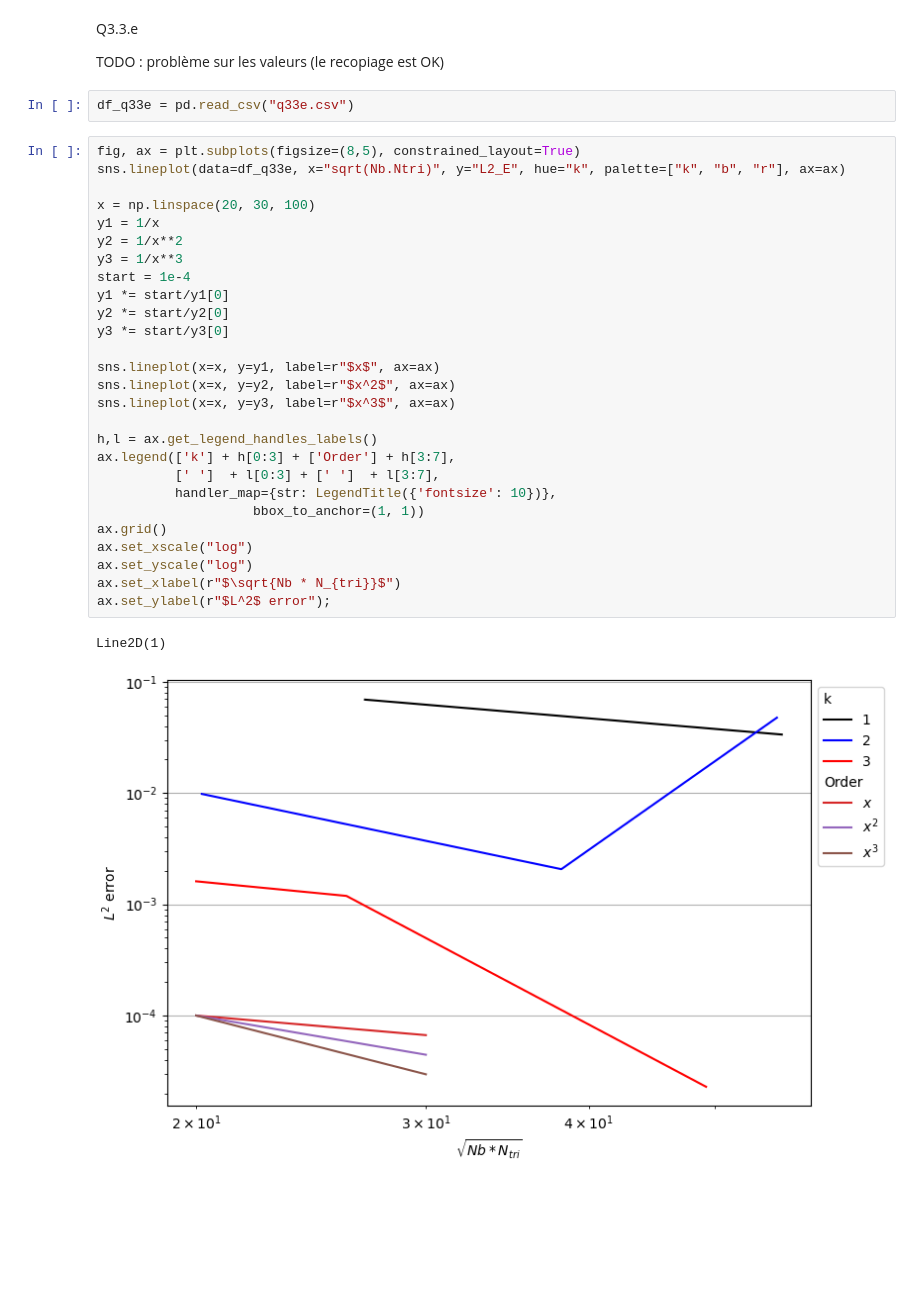
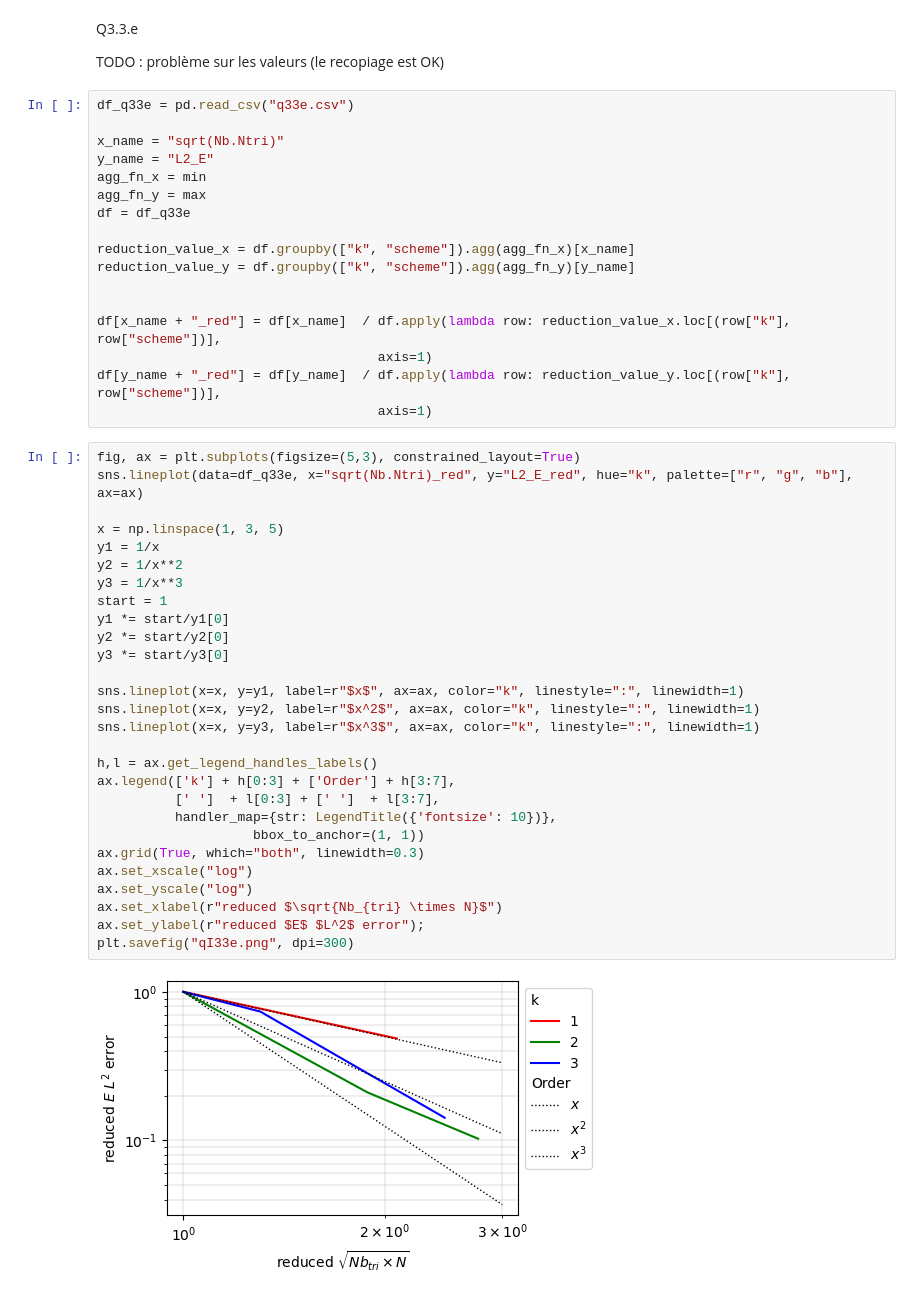
Before and after one commit to PaulCalot/supaero-numerical-methods, a Jupyter notebook: BE3/main.ipynb, the cells around one changed output. Cells and saved outputs as stored; diff of their text form; blank space fills up the shorter version.

```diff
--- a/BE3/main.ipynb
+++ b/BE3/main.ipynb
@@ -67,35 +95,50 @@ Line2D(k)
 Q3.3.e
 
 TODO : problème sur les valeurs (le recopiage est OK)
-# %%
-df_q33e = pd.read_csv("q33e.csv")
+# %%
+df_q33e = pd.read_csv("q33e.csv")
+
+x_name = "sqrt(Nb.Ntri)"
+y_name = "L2_E"
+agg_fn_x = min
+agg_fn_y = max
+df = df_q33e
+
+reduction_value_x = df.groupby(["k", "scheme"]).agg(agg_fn_x)[x_name]
+reduction_value_y = df.groupby(["k", "scheme"]).agg(agg_fn_y)[y_name]
+
+
+df[x_name + "_red"] = df[x_name]  / df.apply(lambda row: reduction_value_x.loc[(row["k"], row["scheme"])],
+                                    axis=1)
+df[y_name + "_red"] = df[y_name]  / df.apply(lambda row: reduction_value_y.loc[(row["k"], row["scheme"])],
+                                    axis=1)
 # %%
-fig, ax = plt.subplots(figsize=(8,5), constrained_layout=True)
-sns.lineplot(data=df_q33e, x="sqrt(Nb.Ntri)", y="L2_E", hue="k", palette=["k", "b", "r"], ax=ax)
+fig, ax = plt.subplots(figsize=(5,3), constrained_layout=True)
+sns.lineplot(data=df_q33e, x="sqrt(Nb.Ntri)_red", y="L2_E_red", hue="k", palette=["r", "g", "b"], ax=ax)
 
-x = np.linspace(20, 30, 100)
+x = np.linspace(1, 3, 5)
 y1 = 1/x
 y2 = 1/x**2
 y3 = 1/x**3
-start = 1e-4
+start = 1
 y1 *= start/y1[0]
 y2 *= start/y2[0]
 y3 *= start/y3[0]
 
-sns.lineplot(x=x, y=y1, label=r"$x$", ax=ax)
-sns.lineplot(x=x, y=y2, label=r"$x^2$", ax=ax)
-sns.lineplot(x=x, y=y3, label=r"$x^3$", ax=ax)
+sns.lineplot(x=x, y=y1, label=r"$x$", ax=ax, color="k", linestyle=":", linewidth=1)
+sns.lineplot(x=x, y=y2, label=r"$x^2$", ax=ax, color="k", linestyle=":", linewidth=1)
+sns.lineplot(x=x, y=y3, label=r"$x^3$", ax=ax, color="k", linestyle=":", linewidth=1)
 
 h,l = ax.get_legend_handles_labels()
 ax.legend(['k'] + h[0:3] + ['Order'] + h[3:7],
           [' ']  + l[0:3] + [' ']  + l[3:7],
           handler_map={str: LegendTitle({'fontsize': 10})},
                     bbox_to_anchor=(1, 1))
-ax.grid()
+ax.grid(True, which="both", linewidth=0.3)
 ax.set_xscale("log")
 ax.set_yscale("log")
-ax.set_xlabel(r"$\sqrt{Nb * N_{tri}}$")
-ax.set_ylabel(r"$L^2$ error");
+ax.set_xlabel(r"reduced $\sqrt{Nb_{tri} \times N}$")
+ax.set_ylabel(r"reduced $E$ $L^2$ error");
+plt.savefig("qI33e.png", dpi=300)
 # %% [output]
-Line2D(1)
-[figure, old version]
+[figure, new version]
```
Also changed, not shown: parts of 5 cells of this notebook, 5 other files.
